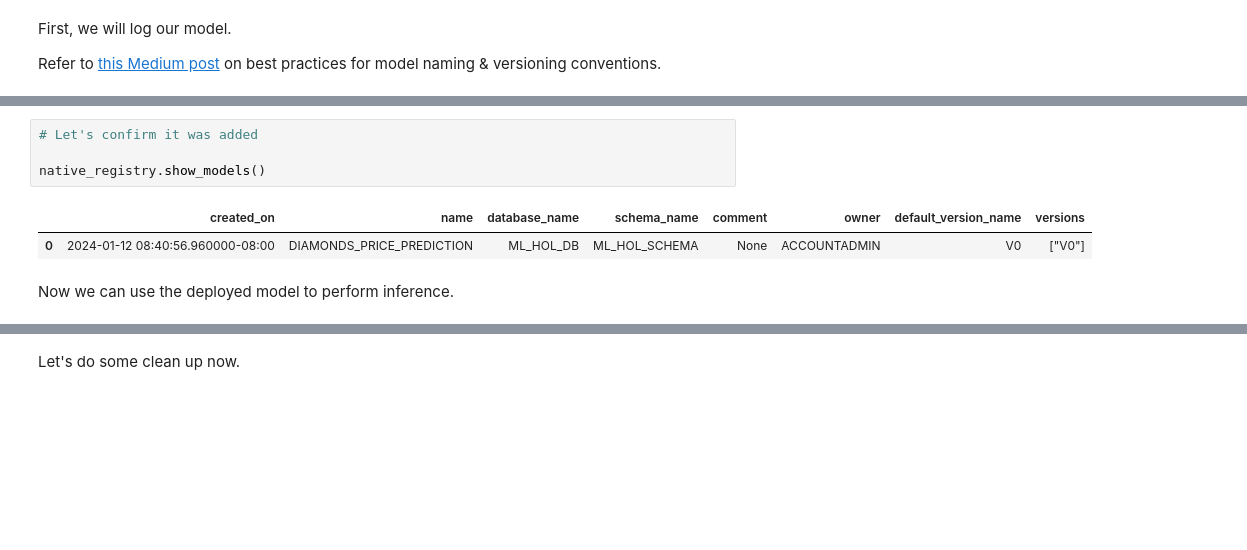
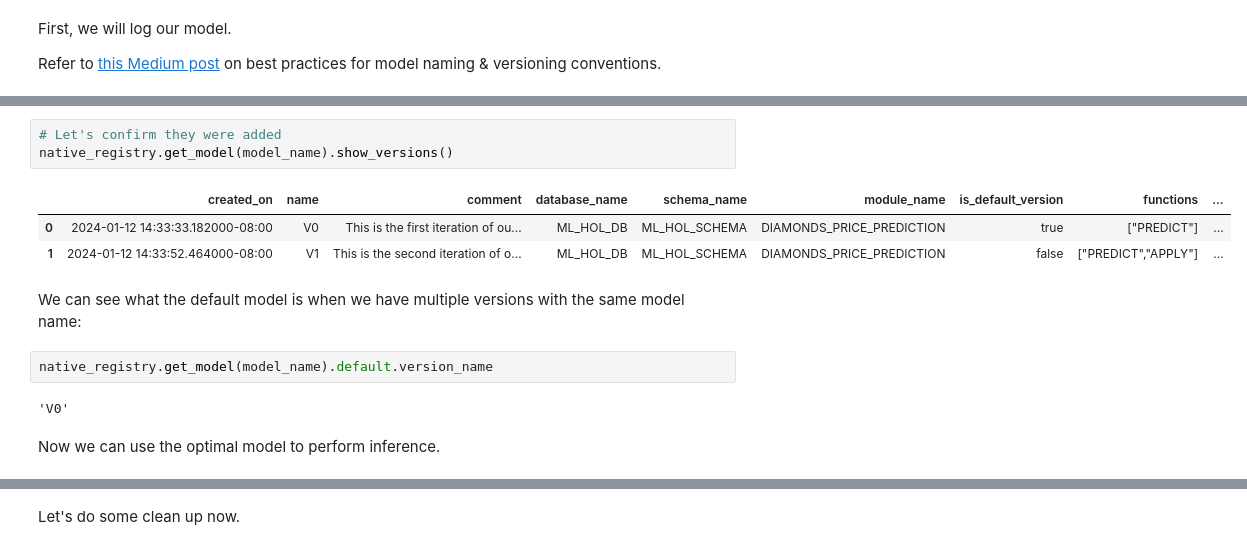
Before and after one commit to Snowflake-Labs/sfguide-intro-to-machine-learning-with-snowflake-ml-for-python, a Jupyter notebook: 3_snowpark_ml_model_training_deployment.ipynb, the cells around one changed output, grey strips where cells are left out. Cells and saved outputs as stored; diff of their text form; blank space fills up the shorter version.

Commit message:
Updates to model registry flow

```diff
--- a/3_snowpark_ml_model_training_deployment.ipynb
+++ b/3_snowpark_ml_model_training_deployment.ipynb
@@ -359,9 +375,15 @@ model_ref.description = "This is the first iteration of our Diamonds Price Predi
 # %%
-# Let's confirm it was added
-
-native_registry.show_models()
+# Let's confirm they were added
+native_registry.get_model(model_name).show_versions()
 # %% [output]
-|  | created_on | name | database_name | schema_name | comment | owner | default_version_name | versions |
-| 0 | 2024-01-12 08:40:56.960000-08:00 | DIAMONDS_PRICE_PREDICTION | ML_HOL_DB | ML_HOL_SCHEMA | None | ACCOUNTADMIN | V0 | ["V0"] |
+|  | created_on | name | comment | database_name | schema_name | module_name | is_default_version | functions | ... |
+| 0 | 2024-01-12 14:33:33.182000-08:00 | V0 | This is the first iteration of ou... | ML_HOL_DB | ML_HOL_SCHEMA | DIAMONDS_PRICE_PREDICTION | true | ["PREDICT"] | ... |
+| 1 | 2024-01-12 14:33:52.464000-08:00 | V1 | This is the second iteration of o... | ML_HOL_DB | ML_HOL_SCHEMA | DIAMONDS_PRICE_PREDICTION | false | ["PREDICT","APPLY"] | ... |
+# %% [markdown]
+We can see what the default model is when we have multiple versions with the same model name:
+# %%
+native_registry.get_model(model_name).default.version_name
+# %% [output]
+'V0'
 # %% [markdown]
-Now we can use the deployed model to perform inference.
+Now we can use the optimal model to perform inference.
```
Also changed, not shown: parts of 10 cells of this notebook.
